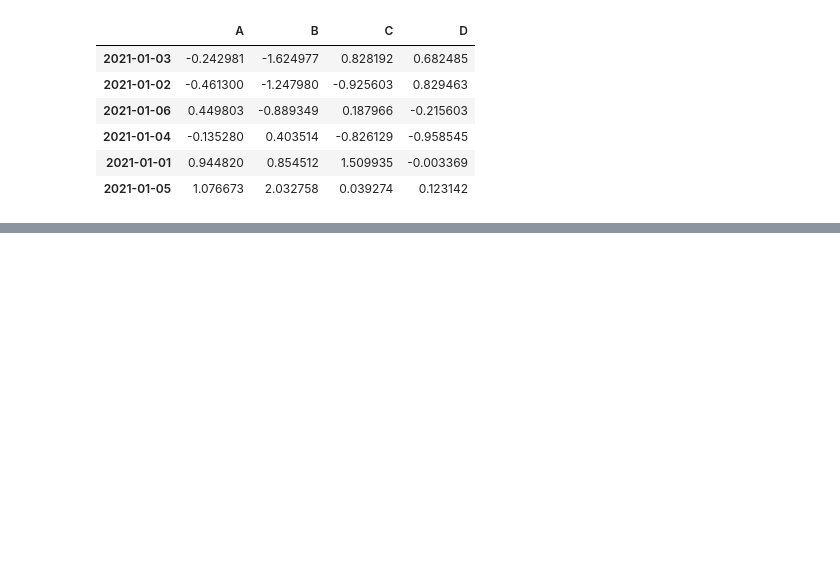
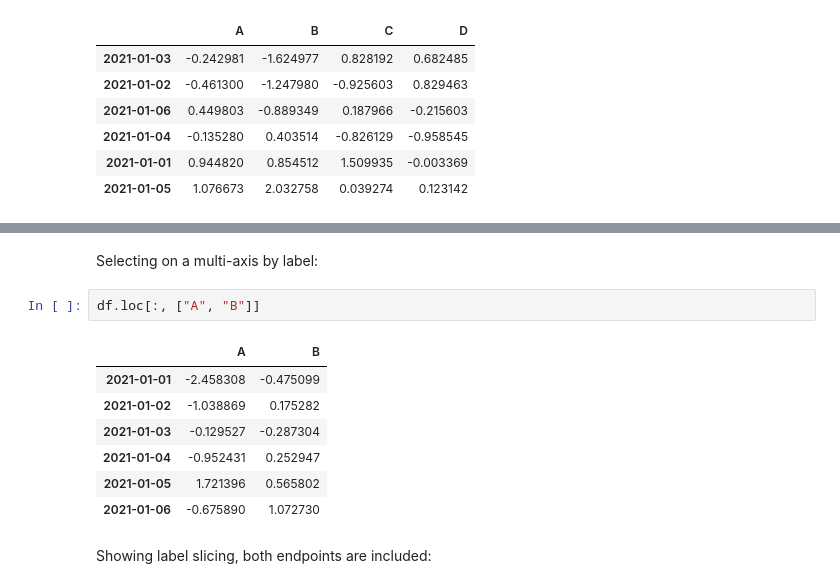
Before and after one commit to wuxbeyond/pandas-study, a Jupyter notebook: 10分钟介绍pandas.ipynb, the cells around one changed output, grey strips where cells are left out. Drawn from its saved outputs; the diff is of its cells as text; blank space fills up the shorter version.

```diff
--- a/10分钟介绍pandas.ipynb
+++ b/10分钟介绍pandas.ipynb
@@ -173,0 +213,14 @@ df.sort_values(by="B")
+# %% [markdown]
+Selecting on a multi-axis by label:
+# %%
+df.loc[:, ["A", "B"]]
+# %% [output]
+|  | A | B |
+| 2021-01-01 | -2.458308 | -0.475099 |
+| 2021-01-02 | -1.038869 | 0.175282 |
+| 2021-01-03 | -0.129527 | -0.287304 |
+| 2021-01-04 | -0.952431 | 0.252947 |
+| 2021-01-05 | 1.721396 | 0.565802 |
+| 2021-01-06 | -0.675890 | 1.072730 |
+# %% [markdown]
+Showing label slicing, both endpoints are included:
```
Also changed, not shown: parts of 39 cells of this notebook.
